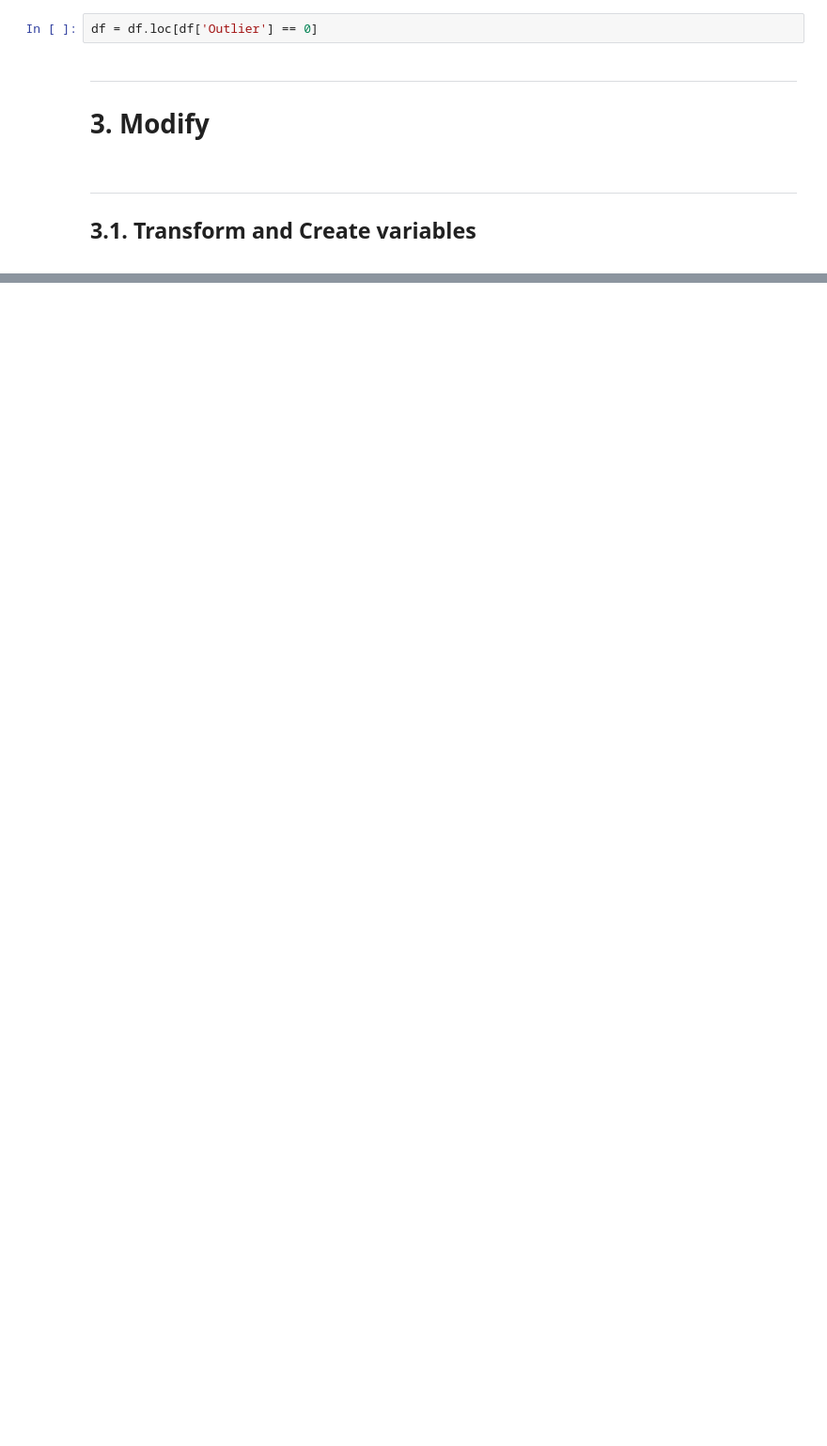
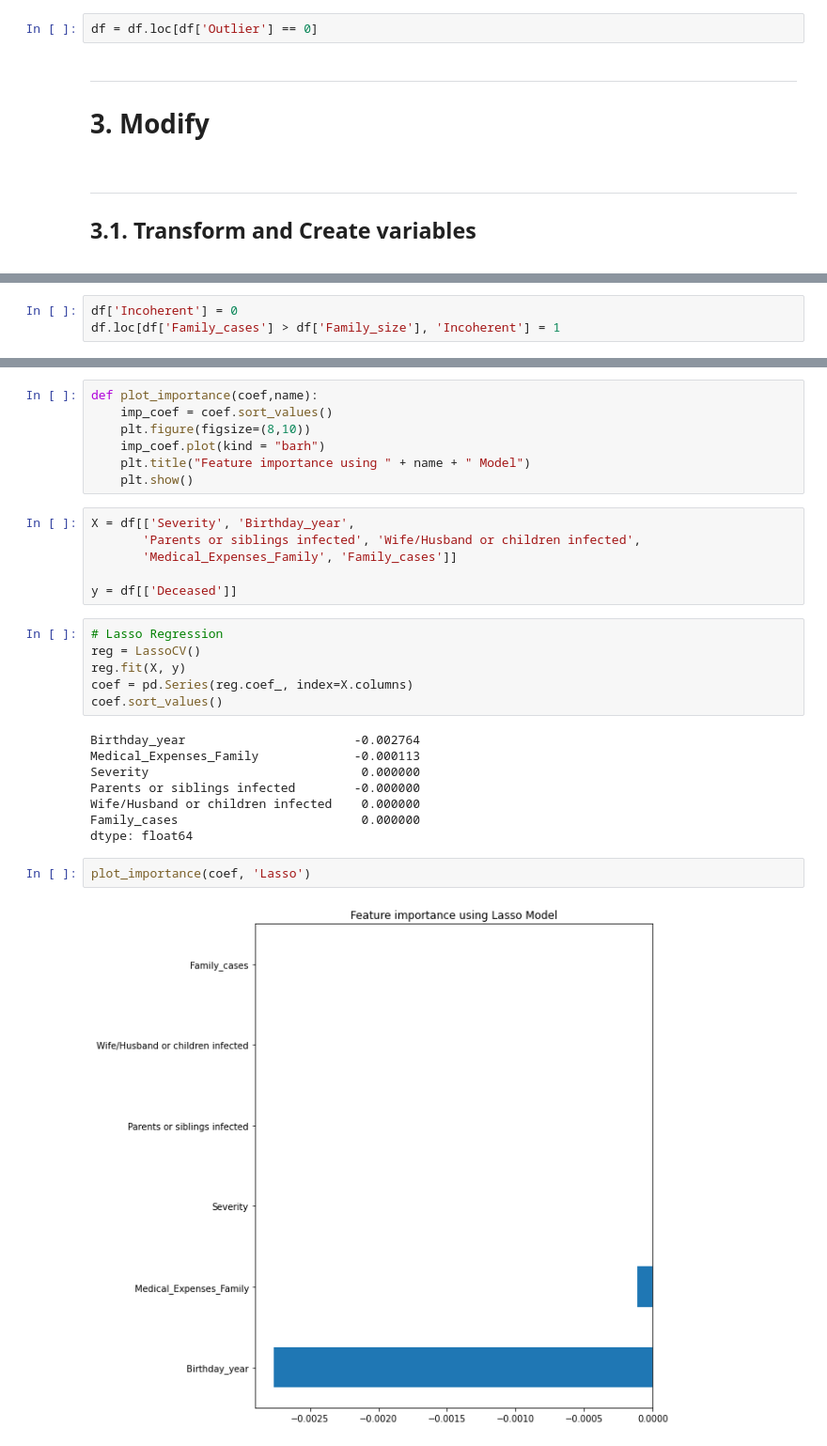
Before and after one commit to davidsousa98/ML, a Jupyter notebook: Project.ipynb, the cells around one changed output, grey strips where cells are left out. Shown at 94% size. Saved outputs shown, nothing was run; the diff lists cells and outputs as text; blank space fills up the shorter version.

```diff
--- a/Project.ipynb
+++ b/Project.ipynb
@@ -159,0 +257,3 @@ df['Family cases'] = df['Parents or siblings infected'] + df['Wife/Husband or ch
+# %%
+df['Incoherent'] = 0
+df.loc[df['Family_cases'] > df['Family_size'], 'Incoherent'] = 1
@@ -159,0 +267,31 @@ df['Family cases'] = df['Parents or siblings infected'] + df['Wife/Husband or ch
+# %%
+def plot_importance(coef,name):
+    imp_coef = coef.sort_values()
+    plt.figure(figsize=(8,10))
+    imp_coef.plot(kind = "barh")
+    plt.title("Feature importance using " + name + " Model")
+    plt.show()
+# %%
+X = df[['Severity', 'Birthday_year',
+       'Parents or siblings infected', 'Wife/Husband or children infected',
+       'Medical_Expenses_Family', 'Family_cases']]
+
+y = df[['Deceased']]
+# %%
+# Lasso Regression
+reg = LassoCV()
+reg.fit(X, y)
+coef = pd.Series(reg.coef_, index=X.columns)
+coef.sort_values()
+# %% [output]
+Birthday_year                       -0.002764
+Medical_Expenses_Family             -0.000113
+Severity                             0.000000
+Parents or siblings infected        -0.000000
+Wife/Husband or children infected    0.000000
+Family_cases                         0.000000
+dtype: float64
+# %%
+plot_importance(coef, 'Lasso')
+# %% [output]
+[figure, added]
```
Also changed, not shown: parts of 18 cells of this notebook.
